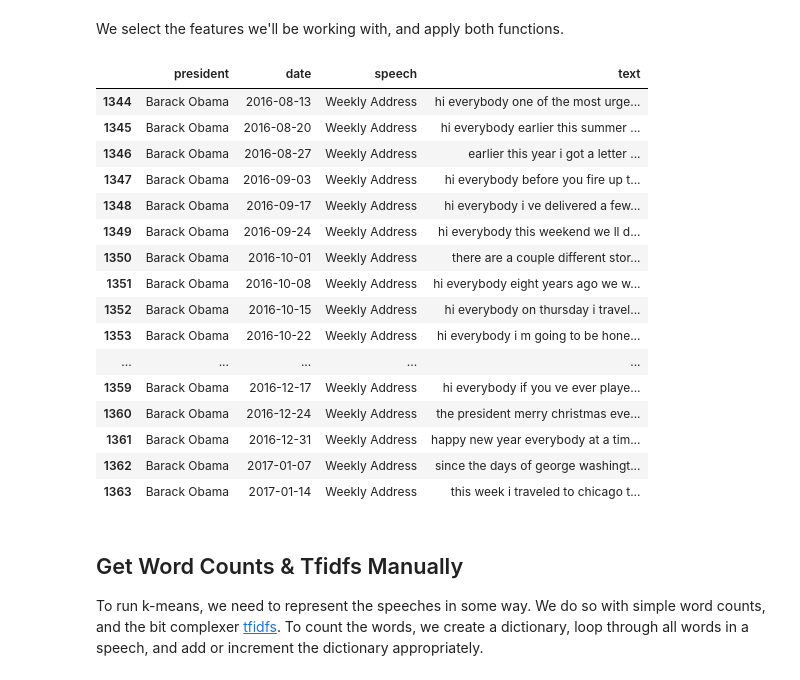
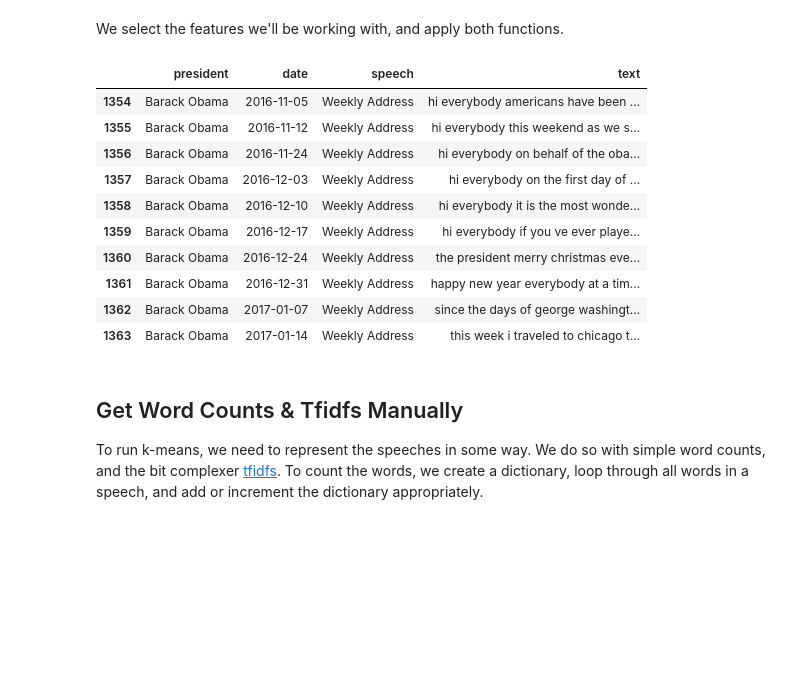
Before and after one commit to dezwier/notebooks, a Jupyter notebook: Speeches/Speeches.ipynb, the cells around one changed output. Saved outputs shown, nothing was run; the diff lists cells and outputs as text; code cells hidden in the pictures; blank space fills up the shorter version.

```diff
--- a/Speeches/Speeches.ipynb
+++ b/Speeches/Speeches.ipynb
@@ -57,22 +58,16 @@ We select the features we'll be working with, and apply both functions.
 # %%
 tidyData = rawData[['president','date','speech','text']]
 tidyData.date = tidyData.date.apply(dateconverter)
 tidyData.text = tidyData.text.apply(textconverter)
 tidyData = tidyData.sort('date', ascending=True).reset_index(drop=True)
-tidyData.tail(20)
+tidyData.tail(10)
 # %% [output]
 |  | president | date | speech | text |
-| 1344 | Barack Obama | 2016-08-13 | Weekly Address | hi everybody one of the most urge... |
-| 1345 | Barack Obama | 2016-08-20 | Weekly Address | hi everybody earlier this summer ... |
-| 1346 | Barack Obama | 2016-08-27 | Weekly Address | earlier this year i got a letter ... |
-| 1347 | Barack Obama | 2016-09-03 | Weekly Address | hi everybody before you fire up t... |
-| 1348 | Barack Obama | 2016-09-17 | Weekly Address | hi everybody i ve delivered a few... |
-| 1349 | Barack Obama | 2016-09-24 | Weekly Address | hi everybody this weekend we ll d... |
-| 1350 | Barack Obama | 2016-10-01 | Weekly Address | there are a couple different stor... |
-| 1351 | Barack Obama | 2016-10-08 | Weekly Address | hi everybody eight years ago we w... |
-| 1352 | Barack Obama | 2016-10-15 | Weekly Address | hi everybody on thursday i travel... |
-| 1353 | Barack Obama | 2016-10-22 | Weekly Address | hi everybody i m going to be hone... |
-| ... | ... | ... | ... | ... |
+| 1354 | Barack Obama | 2016-11-05 | Weekly Address | hi everybody americans have been ... |
+| 1355 | Barack Obama | 2016-11-12 | Weekly Address | hi everybody this weekend as we s... |
+| 1356 | Barack Obama | 2016-11-24 | Weekly Address | hi everybody on behalf of the oba... |
+| 1357 | Barack Obama | 2016-12-03 | Weekly Address | hi everybody on the first day of ... |
+| 1358 | Barack Obama | 2016-12-10 | Weekly Address | hi everybody it is the most wonde... |
 | 1359 | Barack Obama | 2016-12-17 | Weekly Address | hi everybody if you ve ever playe... |
 | 1360 | Barack Obama | 2016-12-24 | Weekly Address | the president merry christmas eve... |
 | 1361 | Barack Obama | 2016-12-31 | Weekly Address | happy new year everybody at a tim... |
```
Also changed, not shown: parts of 12 cells of this notebook, 8 other files.
